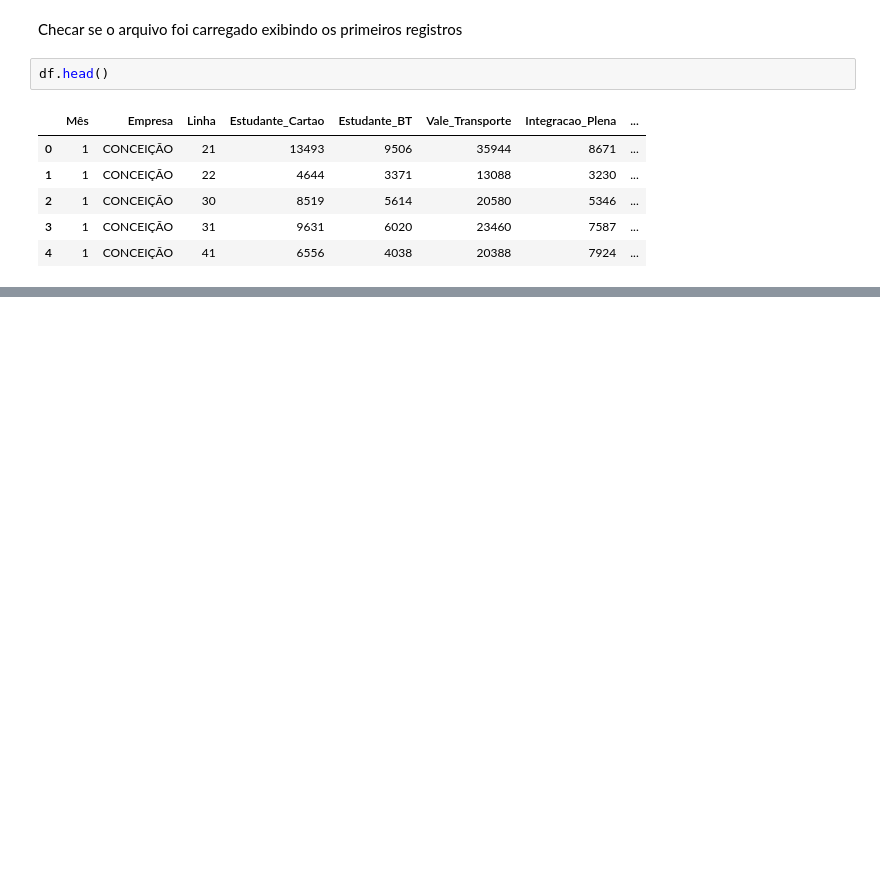
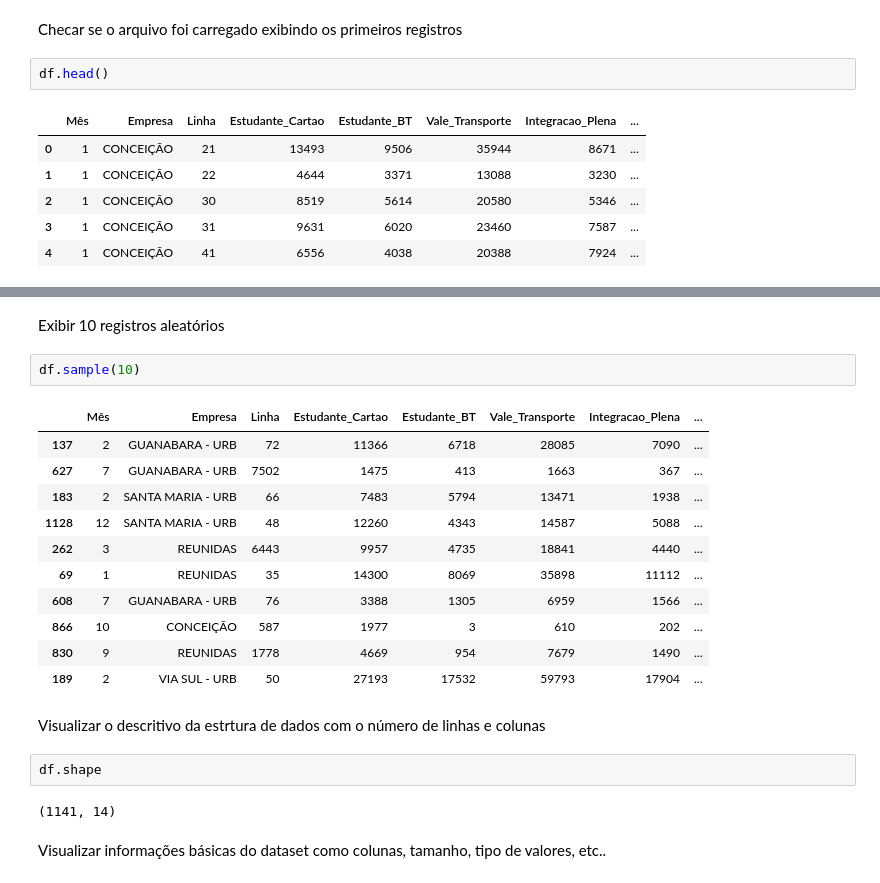
Before and after one commit to georgemaia/dadosabertos, a Jupyter notebook: mobilidade/rn-natal/Bilhetagem_Eletrônica-2018-Analitico.ipynb, the cells around one changed output, grey strips where cells are left out. Saved outputs shown, nothing was run; the diff lists cells and outputs as text; blank space fills up the shorter version.

```diff
--- a/mobilidade/rn-natal/Bilhetagem_Eletrônica-2018-Analitico.ipynb
+++ b/mobilidade/rn-natal/Bilhetagem_Eletrônica-2018-Analitico.ipynb
@@ -61,0 +73,24 @@ df.head()
+# %% [markdown]
+Exibir 10 registros aleatórios
+# %%
+df.sample(10)
+# %% [output]
+|  | Mês | Empresa | Linha | Estudante_Cartao | Estudante_BT | Vale_Transporte | Integracao_Plena | ... |
+| 137 | 2 | GUANABARA - URB | 72 | 11366 | 6718 | 28085 | 7090 | ... |
+| 627 | 7 | GUANABARA - URB | 7502 | 1475 | 413 | 1663 | 367 | ... |
+| 183 | 2 | SANTA MARIA - URB | 66 | 7483 | 5794 | 13471 | 1938 | ... |
+| 1128 | 12 | SANTA MARIA - URB | 48 | 12260 | 4343 | 14587 | 5088 | ... |
+| 262 | 3 | REUNIDAS | 6443 | 9957 | 4735 | 18841 | 4440 | ... |
+| 69 | 1 | REUNIDAS | 35 | 14300 | 8069 | 35898 | 11112 | ... |
+| 608 | 7 | GUANABARA - URB | 76 | 3388 | 1305 | 6959 | 1566 | ... |
+| 866 | 10 | CONCEIÇÃO | 587 | 1977 | 3 | 610 | 202 | ... |
+| 830 | 9 | REUNIDAS | 1778 | 4669 | 954 | 7679 | 1490 | ... |
+| 189 | 2 | VIA SUL - URB | 50 | 27193 | 17532 | 59793 | 17904 | ... |
+# %% [markdown]
+Visualizar o descritivo da estrtura de dados com o número de linhas e colunas
+# %%
+df.shape
+# %% [output]
+(1141, 14)
+# %% [markdown]
+Visualizar informações básicas do dataset como colunas, tamanho, tipo de valores, etc..
```
Also changed, not shown: parts of 17 cells of this notebook, 1 other file.
